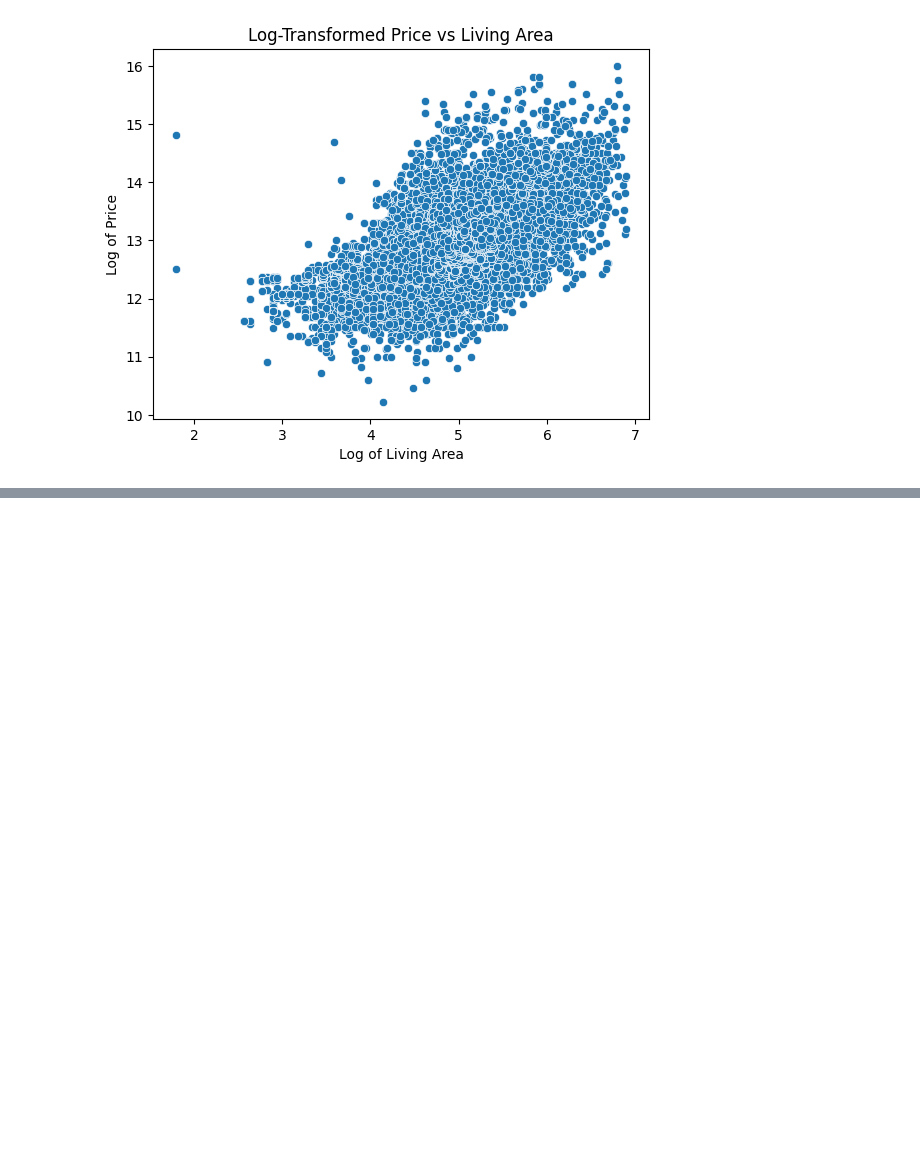
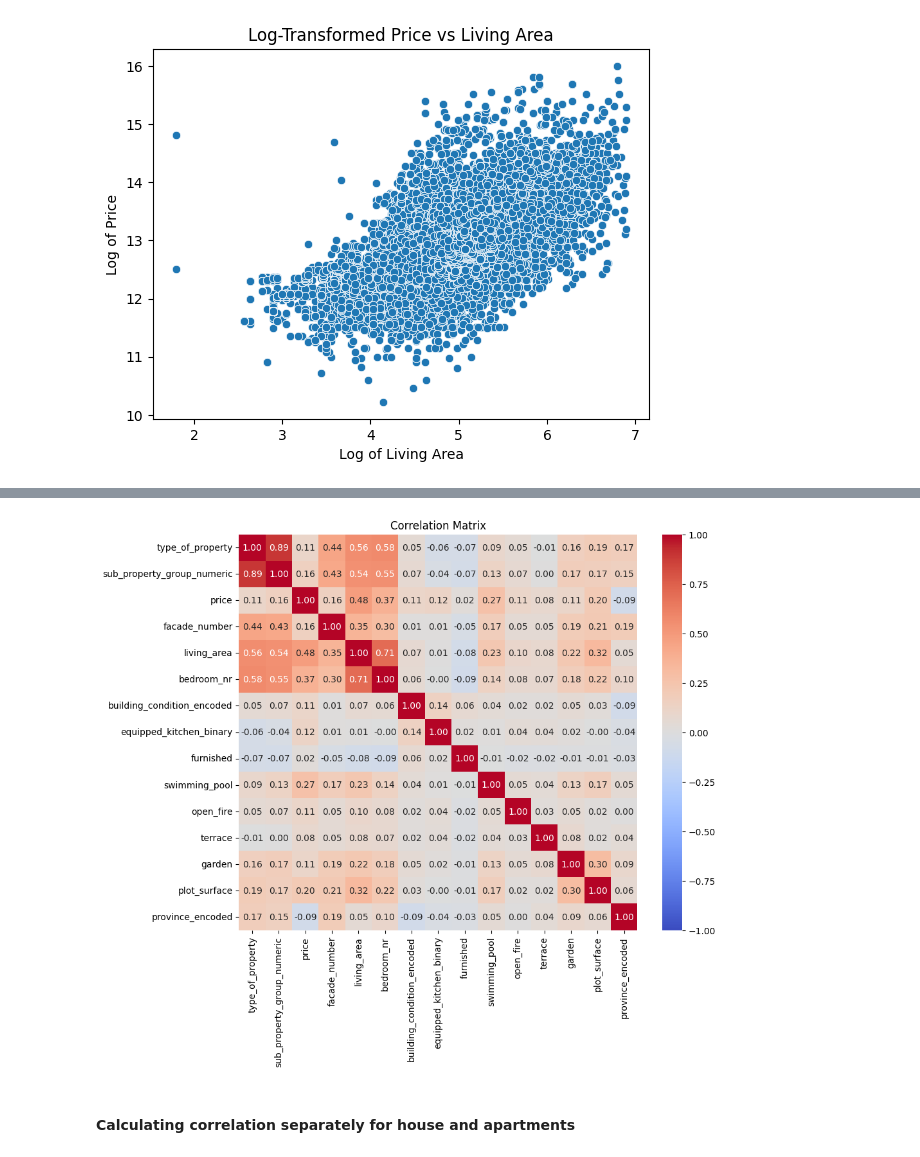
Before and after one commit to Alkszo/immo_eliza_analysis, a Jupyter notebook: notebooks/Miriam-notebook.ipynb, the cells around one changed output, grey strips where cells are left out. Saved outputs shown, nothing was run; the diff lists cells and outputs as text; code cells hidden in the pictures; blank space fills up the shorter version.

```diff
--- a/notebooks/Miriam-notebook.ipynb
+++ b/notebooks/Miriam-notebook.ipynb
@@ -490,0 +601,11 @@ plt.show()
+# %%
+# Define the mapping based on condition quality
+building_condition_mapping = {
+    'good': 3,
+    'to renovate': 1,
+    'to restore': 0,
+    'no info': 2
+}
+
+# Apply the mapping
+dfc['building_condition_encoded'] = dfc['building_condition'].map(building_condition_mapping)
@@ -490,0 +617,3 @@ plt.show()
+# %%
+# Convert facade number to int
+dfc['facade_number'] = dfc['facade_number'].astype(int)
@@ -490,0 +622,3 @@ plt.show()
+# %%
+# Create new column
+dfc['terrace_binary'] = dfc['terrace'].apply(lambda x: 1 if x >= 1 else 0)
@@ -490,0 +638,5 @@ plt.show()
+# %%
+# Create new df for only numerical values
+num_dfc_columns = ['type_of_property', 'sub_property_group_numeric', 'price', 'facade_number', 'living_area', 'bedroom_nr', 'building_condition_encoded', 'equipped_kitchen_binary', 'furnished', 'swimming_pool', 'open_fire', 'terrace', 'garden', 'plot_surface', 'province_encoded']
+
+num_dfc = dfc[num_dfc_columns]
@@ -490,0 +665,12 @@ plt.show()
+# %%
+import seaborn as sns
+import matplotlib.pyplot as plt
+
+plt.figure(figsize=(10, 8))
+sns.heatmap(num_dfc.corr(), annot=True, cmap='coolwarm', fmt='.2f', vmin=-1, vmax=1)
+plt.title("Correlation Matrix")
+plt.show()
+# %% [output]
+[figure, added]
+# %% [markdown]
+#### Calculating correlation separately for house and apartments
```
Also changed, not shown: parts of 36 cells of this notebook.
